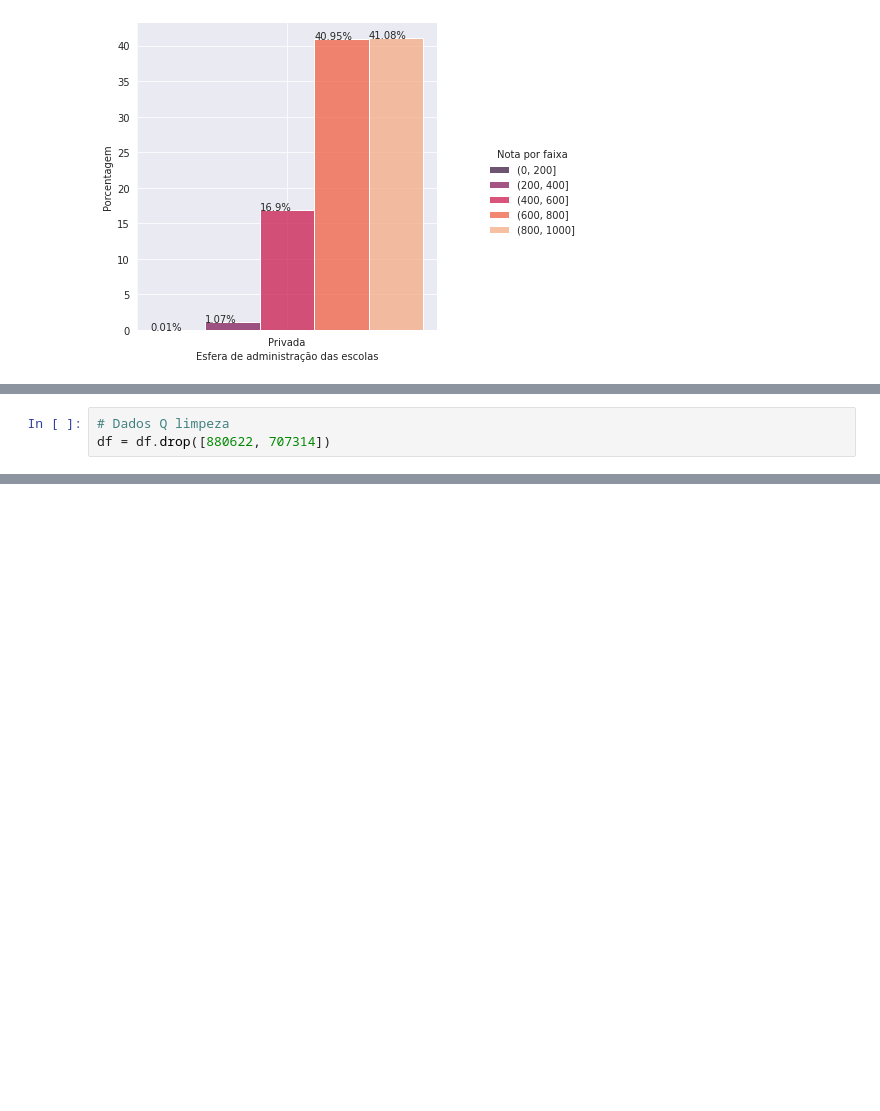
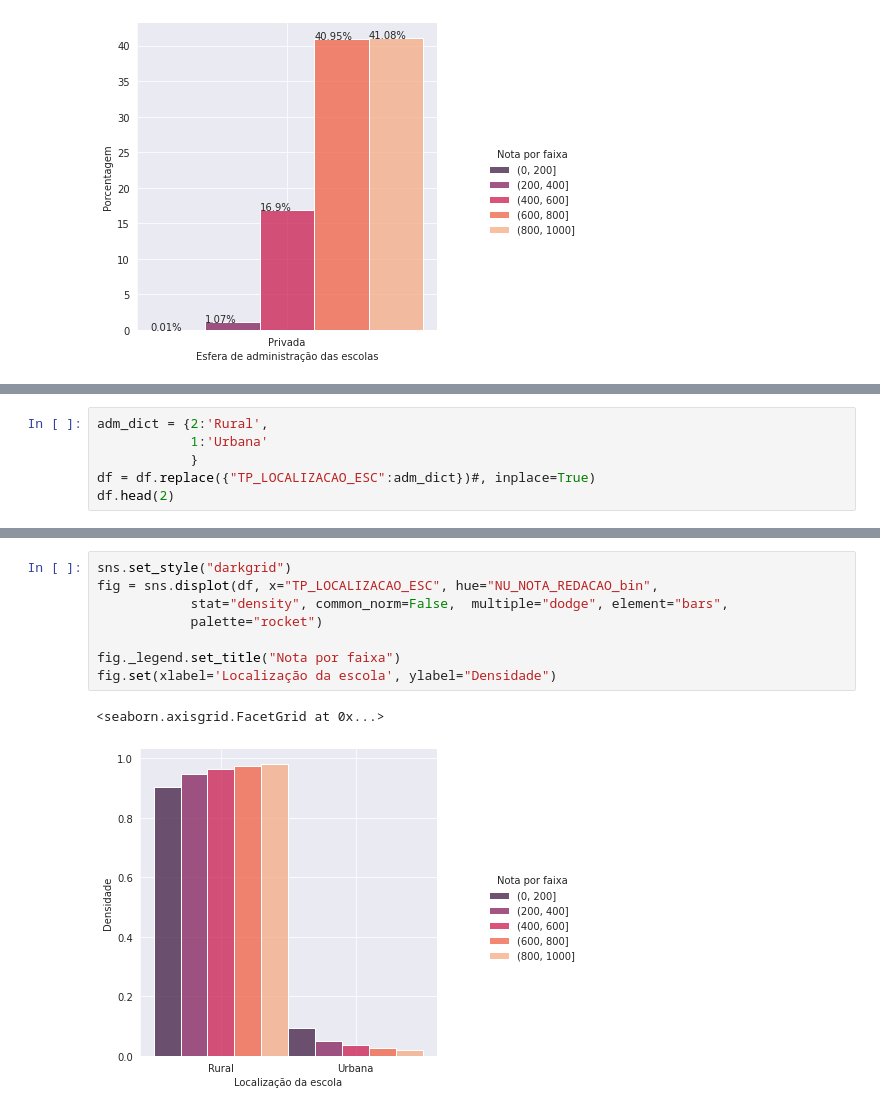
Before and after one commit to anasampa/data_analysis_enem, a Jupyter notebook: enem.ipynb, the cells around one changed output, grey strips where cells are left out. Cells and saved outputs as stored; diff of their text form; blank space fills up the shorter version.

Commit message:
"Added school urban-countryside variable.

```diff
--- a/enem.ipynb
+++ b/enem.ipynb
@@ -318,3 +192,0 @@ for column in df.columns:
-# %%
-# Dados Q limpeza
-df = df.drop([880622, 707314])
@@ -349,0 +195,6 @@ Index(['NU_INSCRICAO', 'NU_ANO', 'TP_FAIXA_ETARIA', 'TP_SEXO',
+# %%
+adm_dict = {2:'Rural',
+            1:'Urbana'
+            }
+df = df.replace({"TP_LOCALIZACAO_ESC":adm_dict})#, inplace=True)
+df.head(2)
@@ -349,0 +206,11 @@ Index(['NU_INSCRICAO', 'NU_ANO', 'TP_FAIXA_ETARIA', 'TP_SEXO',
+# %%
+sns.set_style("darkgrid")
+fig = sns.displot(df, x="TP_LOCALIZACAO_ESC", hue="NU_NOTA_REDACAO_bin",
+            stat="density", common_norm=False,  multiple="dodge", element="bars",
+            palette="rocket")
+
+fig._legend.set_title("Nota por faixa")
+fig.set(xlabel='Localização da escola', ylabel="Densidade")
+# %% [output]
+<seaborn.axisgrid.FacetGrid at 0x...>
+[figure, added]
```
Also changed, not shown: parts of 16 cells of this notebook.
